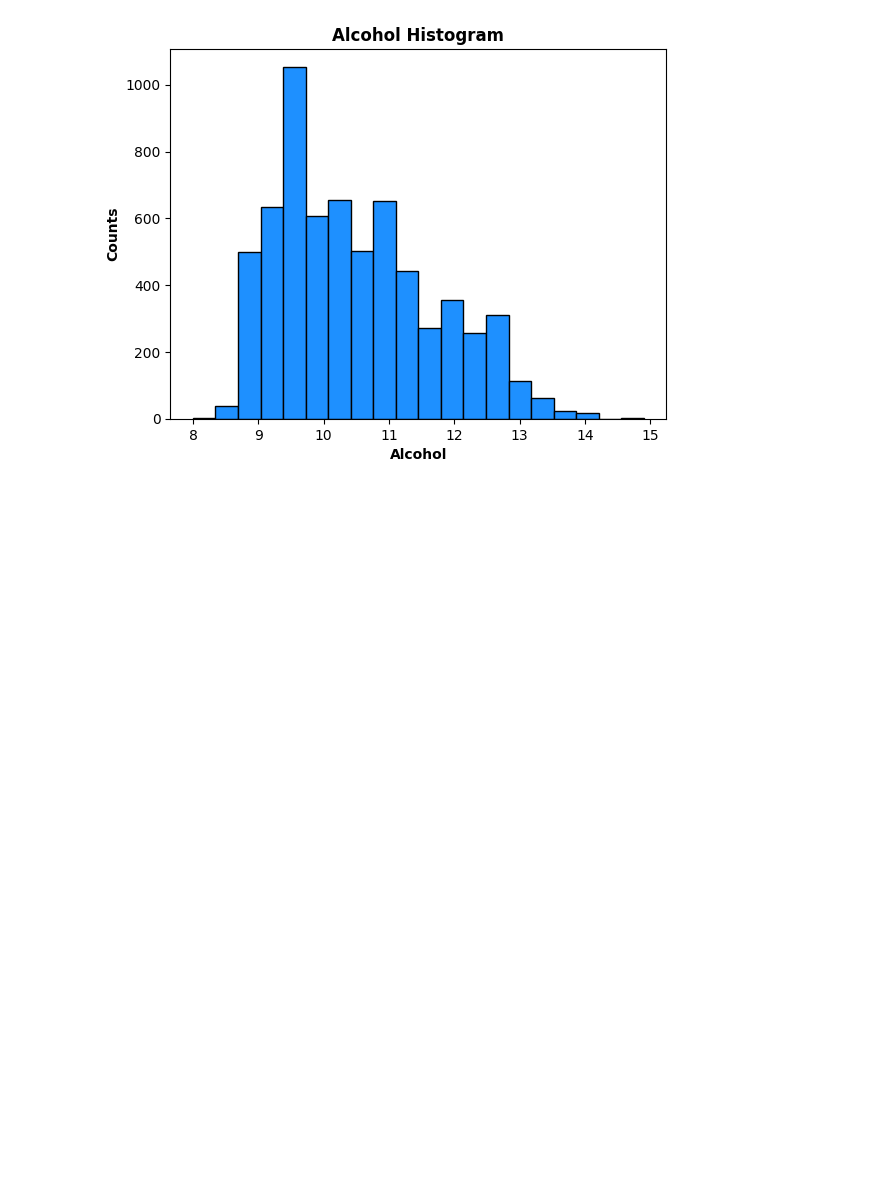
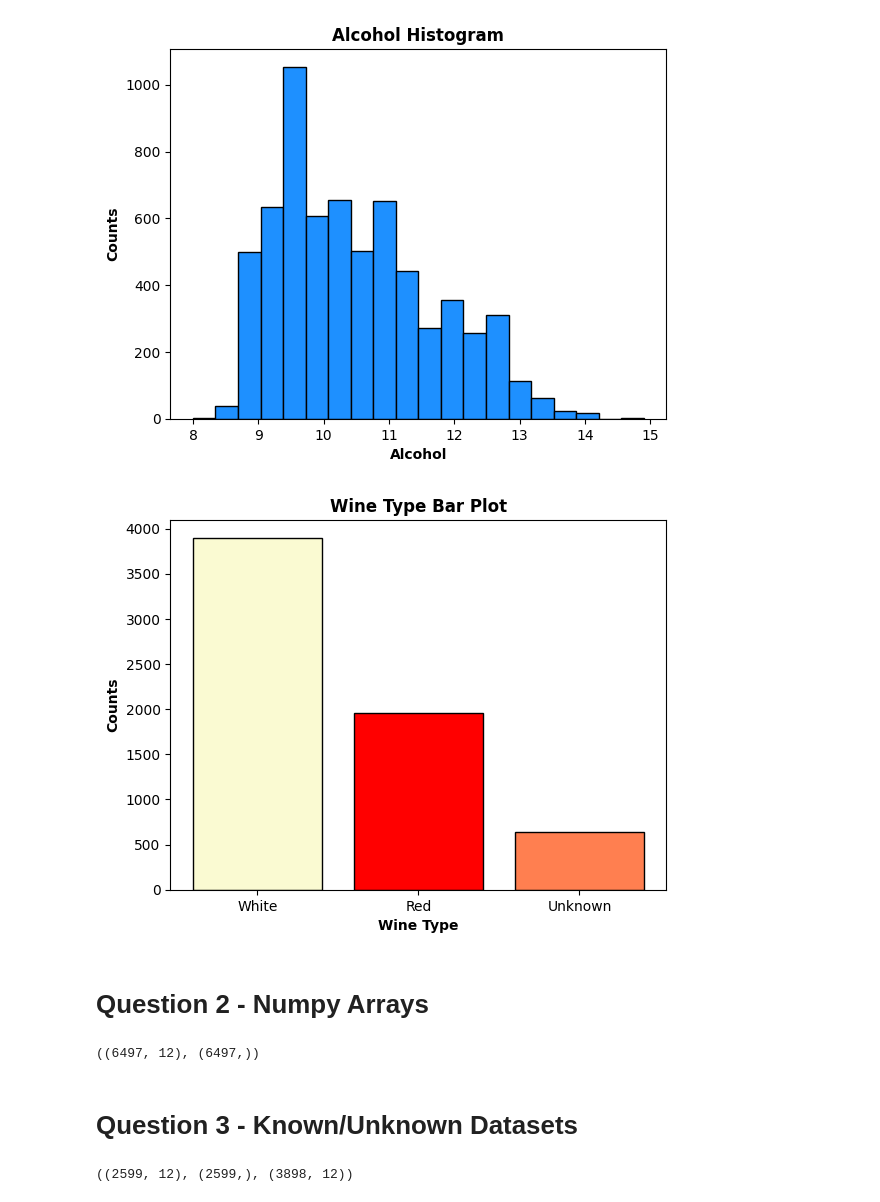
Before and after one commit to markoutsikou/DWS101-ML, a Jupyter notebook: ML_Project_4.ipynb, the cells around one changed output. Cells and saved outputs as stored; diff of their text form; code cells hidden in the pictures; blank space fills up the shorter version.

```diff
--- a/ML_Project_4.ipynb
+++ b/ML_Project_4.ipynb
@@ -111,3 +121,41 @@ plt.ylabel('Counts', fontweight = 'bold')
 plt.show()
 # %% [output]
 [figure]
+# %%
+labels = np.array(['White', 'Red', 'Unknown'])
+counts = df['type'].value_counts()
+plt.bar(labels, counts, edgecolor = 'black', width=0.8, color=['lightgoldenrodyellow','red', 'coral'])
+plt.title('Wine Type Bar Plot', fontweight = 'bold')
+plt.xlabel('Wine Type', fontweight = 'bold')
+plt.ylabel('Counts', fontweight = 'bold')
+plt.show()
+# %% [output]
+[figure, added]
+# %% [markdown]
+# **Question 2 - Numpy Arrays**
+# %%
+mapping = {'white': 0, 'red': 1, 'unknown': 2}
+df['typeNum'] = df['type'].map(mapping)
+
+input_df = df.drop(columns=['type', 'typeNum'])
+targets_df = df['typeNum']
+
+x = input_df.to_numpy()
+y = targets_df.to_numpy()
+x.shape, y.shape
+# %% [output]
+((6497, 12), (6497,))
+# %% [markdown]
+# **Question 3 - Known/Unknown Datasets**
+# %%
+known = (y != 2)
+unknown = (y == 2)
+
+x_known = x[known]
+y_known = y[known]
+
+x_unknown = x[unknown]
+
+x_known.shape, y_known.shape, x_unknown.shape
+# %% [output]
+((2599, 12), (2599,), (3898, 12))
```
Also changed, not shown: parts of 35 cells of this notebook.
